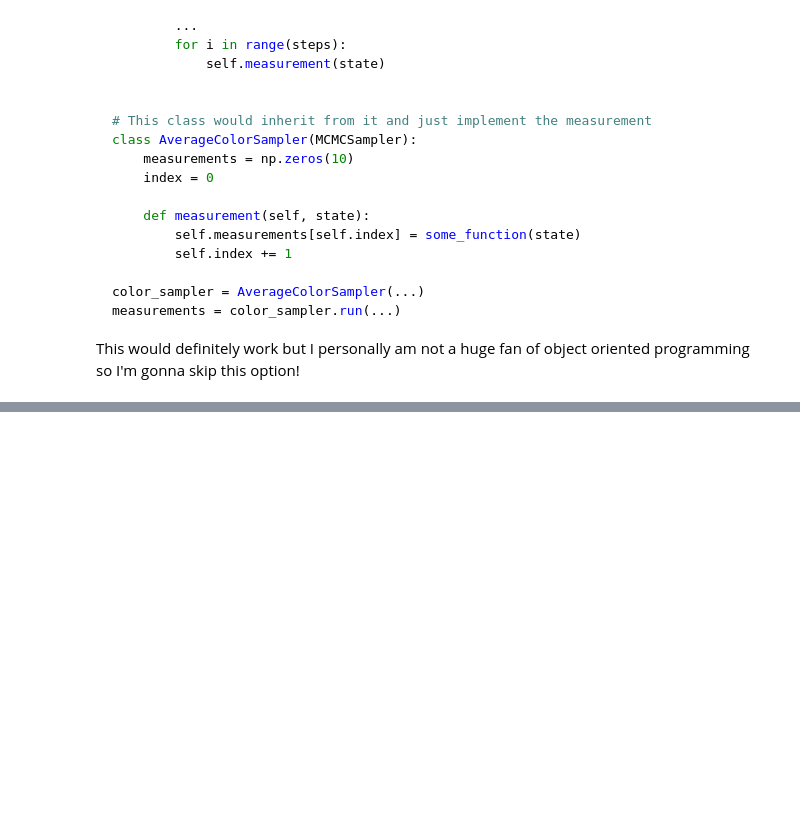
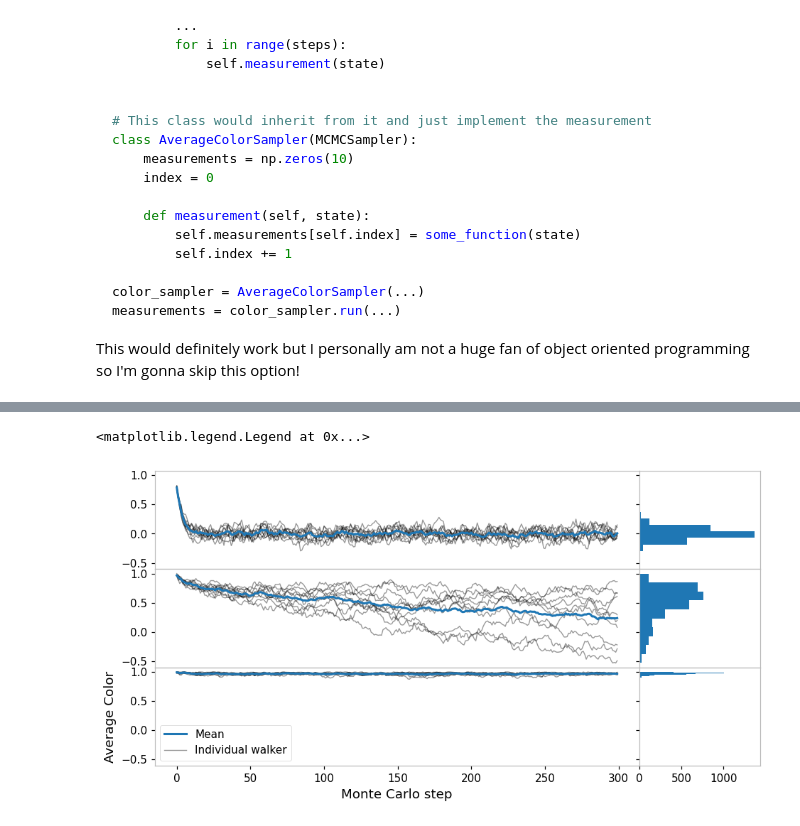
Before and after one commit to ImperialCollegeLondon/ReCoDE_MCMCFF, a Jupyter notebook: learning/02 Expanding our codebase.ipynb, the cells around one changed output, grey strips where cells are left out. Cells and saved outputs as stored; diff of their text form; code cells hidden in the pictures; blank space fills up the shorter version.

Commit message:
Add new implementation of mcmc to chapter 2

```diff
--- a/learning/02 Expanding our codebase.ipynb
+++ b/learning/02 Expanding our codebase.ipynb
@@ -223,0 +231,36 @@ array([[[-9.86830992e+148, -9.86830992e+148, -9.86830992e+148, ...,
+# %%
+def average_color(state):
+    return np.mean(state)
+
+
+initial_state = np.ones(shape=(20, 20))
+
+fig, axes = plt.subplots(
+    figsize=(10, 5),
+    nrows=3,
+    ncols=2,
+    sharey="all",
+    sharex="col",
+    gridspec_kw=dict(hspace=0, wspace=0, width_ratios=(4, 1)),
+)
+
+for T, ax, hist_ax in zip([10, 4.5, 3], axes[:, 0], axes[:, 1]):
+    m = np.array(
+        [
+            [
+                average_color(s)
+                for s in mcmc_generator(initial_state, steps=300, stepsize=200, T=T)
+            ]
+            for _ in range(10)
+        ]
+    ).T
+    indiv_line, *_ = ax.plot(m, alpha=0.4, color="k", linewidth=0.9)
+    (mean_line,) = ax.plot(np.mean(m, axis=1))
+    hist_ax.hist(m.flatten(), orientation="horizontal")
+
+
+axes[-1, 0].set(xlabel="Monte Carlo step", ylabel="Average Color")
+axes[-1, 0].legend([mean_line, indiv_line], ["Mean", "Individual walker"])
+# %% [output]
+<matplotlib.legend.Legend at 0x...>
+[figure, added]
```
Also changed, not shown: parts of 6 cells of this notebook, 1 other file.
